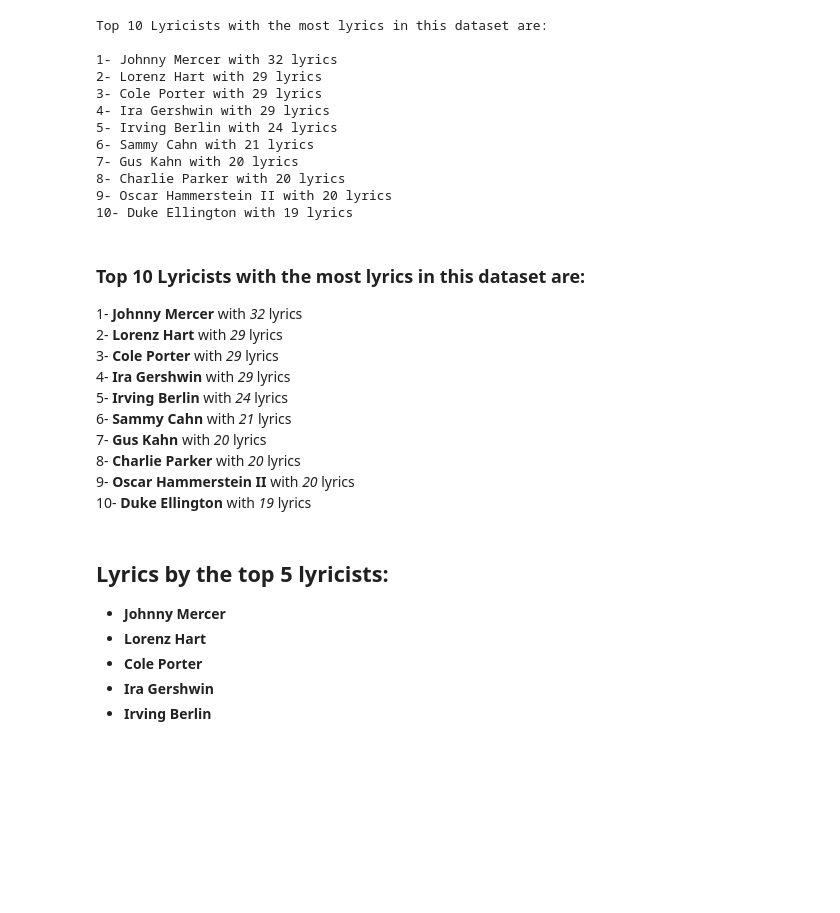
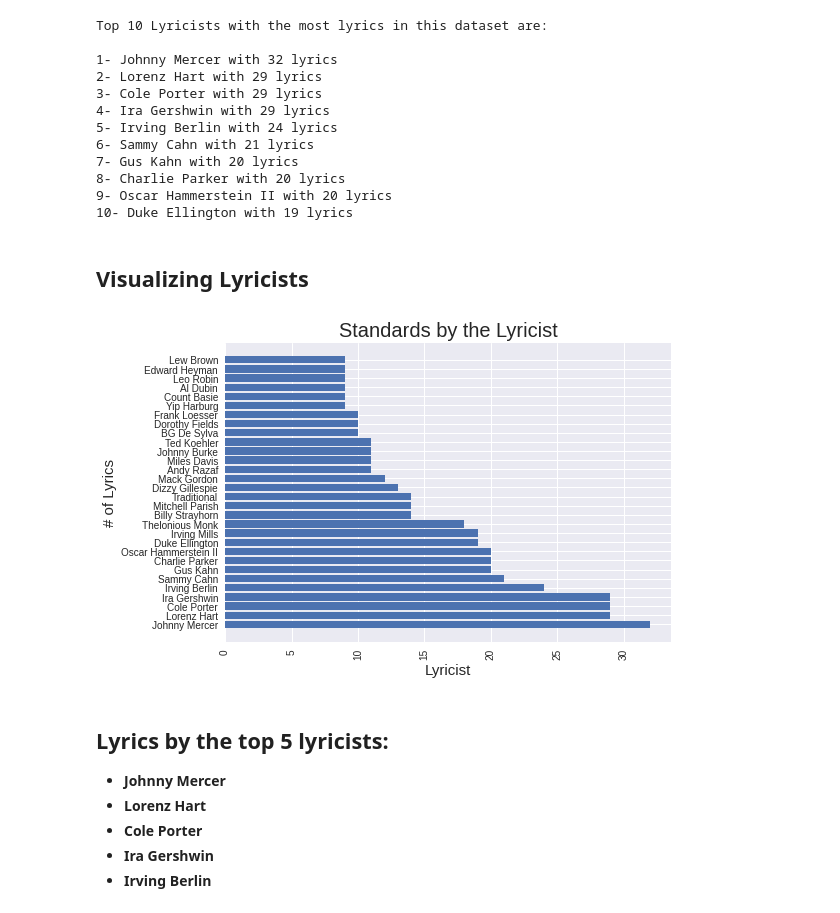
Before and after one commit to melihcanyardi/web-scraping-jazz-standards, a Jupyter notebook: An Analysis of the Jazz Standards.ipynb, the cells around one changed output. Cells and saved outputs as stored; diff of their text form; code cells hidden in the pictures; blank space fills up the shorter version.

```diff
--- a/An Analysis of the Jazz Standards.ipynb
+++ b/An Analysis of the Jazz Standards.ipynb
@@ -381,19 +390,23 @@ Top 10 Lyricists with the most lyrics in this dataset are:
 8- Charlie Parker with 20 lyrics
 9- Oscar Hammerstein II with 20 lyrics
 10- Duke Ellington with 19 lyrics
-# %% [markdown]
-### Top 10 Lyricists with the most lyrics in this dataset are:
-
-1- **Johnny Mercer** with *32* lyrics
-2- **Lorenz Hart** with *29* lyrics
-3- **Cole Porter** with *29* lyrics
-4- **Ira Gershwin** with *29* lyrics
-5- **Irving Berlin** with *24* lyrics
-6- **Sammy Cahn** with *21* lyrics
-7- **Gus Kahn** with *20* lyrics
-8- **Charlie Parker** with *20* lyrics
-9- **Oscar Hammerstein II** with *20* lyrics
-10- **Duke Ellington** with *19* lyrics
+# %% [markdown]
+## Visualizing Lyricists
+# %%
+plt.style.use('seaborn')
+
+plt.barh(lyrics_df['Lyricist'][:30], lyrics_df['Num_Lyrics'][:30])
+
+plt.title('Standards by the Lyricist', fontsize=20)
+plt.xlabel('Lyricist', fontsize=15)
+plt.ylabel('# of Lyrics', fontsize=15)
+
+plt.xticks(rotation=90)
+
+
+plt.show()
+# %% [output]
+[figure, added]
 # %% [markdown]
 ## Lyrics by the top 5 lyricists:
 - **Johnny Mercer**
```
Also changed, not shown: parts of 8 cells of this notebook.
